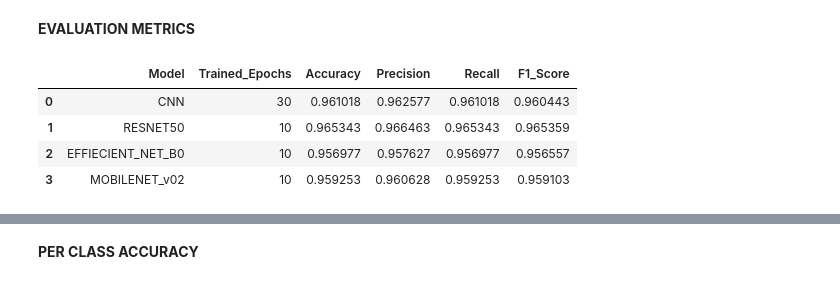
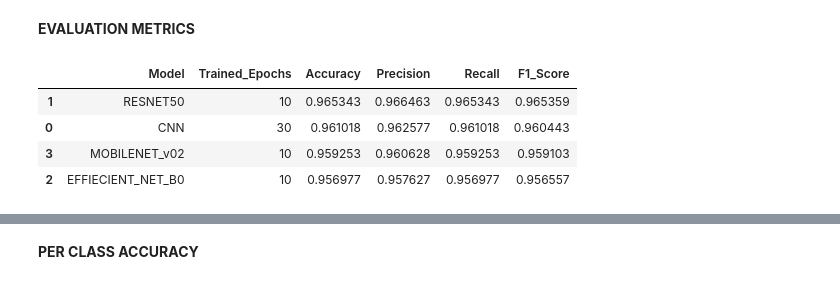
Before and after one commit to Frierensama/Plant_Disease_Detection_and_Treatment_Recommendation, a Jupyter notebook: notebooks/Models_Evaluation.ipynb, the cells around one changed output, grey strips where cells are left out. Saved outputs shown, nothing was run; the diff lists cells and outputs as text; code cells hidden in the pictures.

```diff
--- a/notebooks/Models_Evaluation.ipynb
+++ b/notebooks/Models_Evaluation.ipynb
@@ -273,23 +282,23 @@ acc_mbnet, pre_mbnet, recall_mbnet, f1_mbnet = eval(mbnet, valid_labels, pred_mb
 # %%
 accuracy= [acc_cnn,acc_resnet,acc_enet,acc_mbnet]
 precision = [pre_cnn,pre_resnet,pre_enet,pre_mbnet]
 recall = [recall_cnn, recall_resnet, recall_enet, recall_mbnet]
 f1score = [f1_cnn, f1_resnet, f1_enet, f1_mbnet]
 models = ['CNN','RESNET50','EFFIECIENT_NET_B0','MOBILENET_v02']
 tepochs = [30,10,10,10]
 
 df = pd.DataFrame({'Model':models,
                    'Trained_Epochs':tepochs,
                    'Accuracy':accuracy,
                    'Precision':precision,
                    'Recall': recall,
                   'F1_Score':f1score}, )
 
 
-df
+df.sort_values('Recall',ascending=False)
 # %% [output]
 |  | Model | Trained_Epochs | Accuracy | Precision | Recall | F1_Score |
+| 1 | RESNET50 | 10 | 0.965343 | 0.966463 | 0.965343 | 0.965359 |
 | 0 | CNN | 30 | 0.961018 | 0.962577 | 0.961018 | 0.960443 |
-| 1 | RESNET50 | 10 | 0.965343 | 0.966463 | 0.965343 | 0.965359 |
+| 3 | MOBILENET_v02 | 10 | 0.959253 | 0.960628 | 0.959253 | 0.959103 |
 | 2 | EFFIECIENT_NET_B0 | 10 | 0.956977 | 0.957627 | 0.956977 | 0.956557 |
-| 3 | MOBILENET_v02 | 10 | 0.959253 | 0.960628 | 0.959253 | 0.959103 |
```
Also changed, not shown: parts of 10 cells of this notebook.
